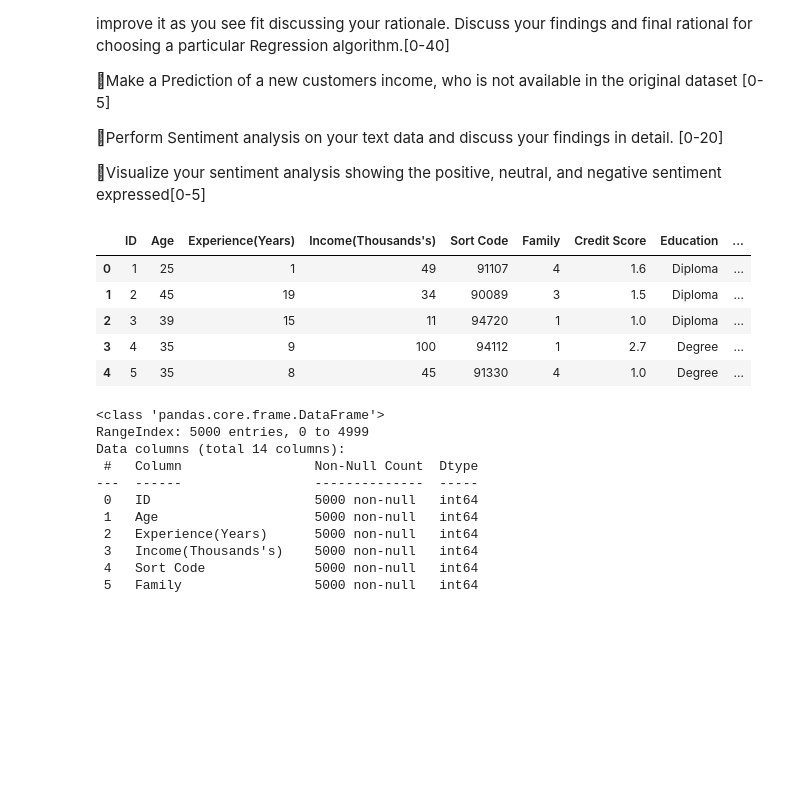
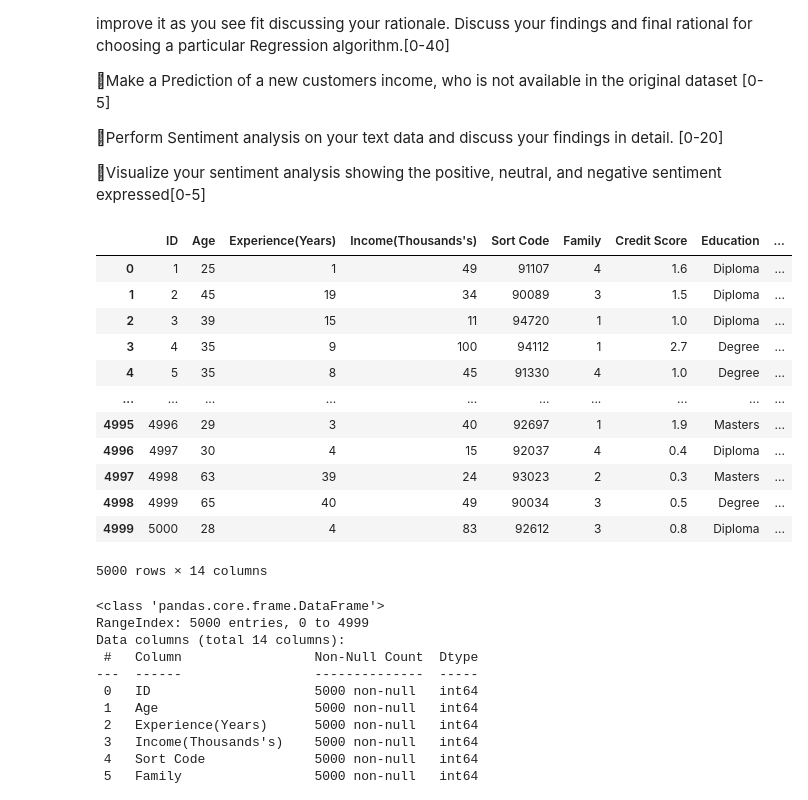
Before and after one commit to tamirisrd/ML_CA2, a Jupyter notebook: TamirisRodriguesDuarte_ML_CA2.ipynb, the cells around one changed output. Saved outputs shown, nothing was run; the diff lists cells and outputs as text; code cells hidden in the pictures; blank space fills up the shorter version.

```diff
--- a/TamirisRodriguesDuarte_ML_CA2.ipynb
+++ b/TamirisRodriguesDuarte_ML_CA2.ipynb
@@ -68,14 +68,21 @@ np.random.seed(seed)
 # %%
 # Read file
 dataset = pd.read_csv("BankRecords.csv")
-dataset.head()
+dataset
 # %% [output]
 |  | ID | Age | Experience(Years) | Income(Thousands's) | Sort Code | Family | Credit Score | Education | ... |
 | 0 | 1 | 25 | 1 | 49 | 91107 | 4 | 1.6 | Diploma | ... |
 | 1 | 2 | 45 | 19 | 34 | 90089 | 3 | 1.5 | Diploma | ... |
 | 2 | 3 | 39 | 15 | 11 | 94720 | 1 | 1.0 | Diploma | ... |
 | 3 | 4 | 35 | 9 | 100 | 94112 | 1 | 2.7 | Degree | ... |
 | 4 | 5 | 35 | 8 | 45 | 91330 | 4 | 1.0 | Degree | ... |
+| ... | ... | ... | ... | ... | ... | ... | ... | ... | ... |
+| 4995 | 4996 | 29 | 3 | 40 | 92697 | 1 | 1.9 | Masters | ... |
+| 4996 | 4997 | 30 | 4 | 15 | 92037 | 4 | 0.4 | Diploma | ... |
+| 4997 | 4998 | 63 | 39 | 24 | 93023 | 2 | 0.3 | Masters | ... |
+| 4998 | 4999 | 65 | 40 | 49 | 90034 | 3 | 0.5 | Degree | ... |
+| 4999 | 5000 | 28 | 4 | 83 | 92612 | 3 | 0.8 | Diploma | ... |
+5000 rows × 14 columns
 # %%
 dataset.info()
 # %% [output]
```
Also changed, not shown: parts of 4 cells of this notebook.
